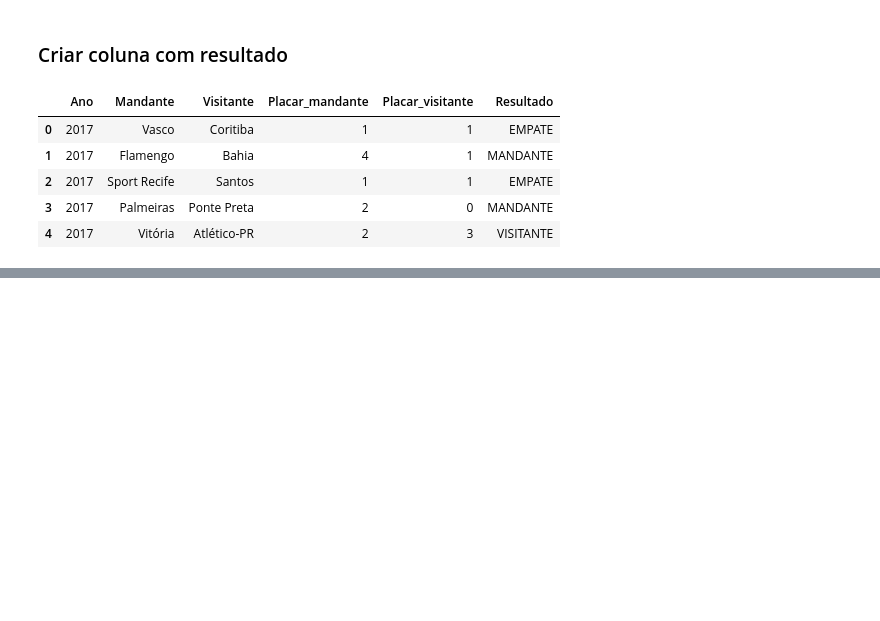
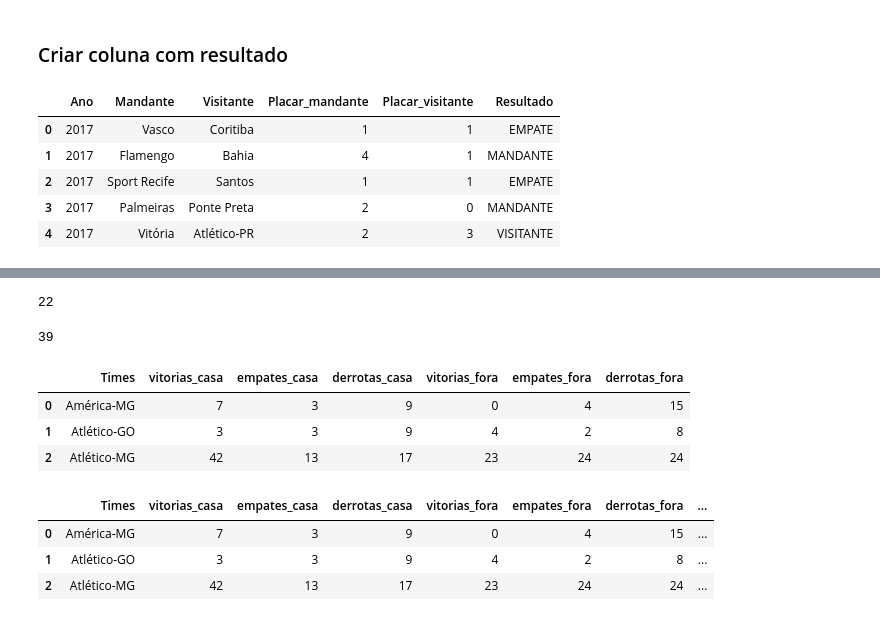
Before and after one commit to thiagozaranza/guru_da_bola, a Jupyter notebook: brasileirao.ipynb, the cells around one changed output, grey strips where cells are left out. Saved outputs shown, nothing was run; the diff lists cells and outputs as text; code cells hidden in the pictures; blank space fills up the shorter version.

```diff
--- a/brasileirao.ipynb
+++ b/brasileirao.ipynb
@@ -86,0 +171,4 @@ jogos.head()
+# %%
+len(jogos[(jogos["Visitante"] == "São Paulo") & (jogos["Resultado"] == "VISITANTE")])
+# %% [output]
+22
@@ -86,0 +178,32 @@ jogos.head()
+# %%
+resultadosTime("São Paulo", "Mandante", "MANDANTE")
+# %% [output]
+39
+# %%
+resultados_time_DF = pd.DataFrame({'Times': times })
+# %%
+resultados_time_DF["vitorias_casa"] = resultados_time_DF.apply (lambda row: resultadosTime(row["Times"], "Mandante", "MANDANTE"),axis=1)
+resultados_time_DF["empates_casa"] = resultados_time_DF.apply (lambda row: resultadosTime(row["Times"], "Mandante", "EMPATE"),axis=1)
+resultados_time_DF["derrotas_casa"] = resultados_time_DF.apply (lambda row: resultadosTime(row["Times"], "Mandante", "VISITANTE"),axis=1)
+resultados_time_DF["vitorias_fora"] = resultados_time_DF.apply (lambda row: resultadosTime(row["Times"], "Visitante", "VISITANTE"),axis=1)
+resultados_time_DF["empates_fora"] = resultados_time_DF.apply (lambda row: resultadosTime(row["Times"], "Visitante", "EMPATE"),axis=1)
+resultados_time_DF["derrotas_fora"] = resultados_time_DF.apply (lambda row: resultadosTime(row["Times"], "Visitante", "MANDANTE"),axis=1)
+# %%
+resultados_time_DF.head(3)
+# %% [output]
+|  | Times | vitorias_casa | empates_casa | derrotas_casa | vitorias_fora | empates_fora | derrotas_fora |
+| 0 | América-MG | 7 | 3 | 9 | 0 | 4 | 15 |
+| 1 | Atlético-GO | 3 | 3 | 9 | 4 | 2 | 8 |
+| 2 | Atlético-MG | 42 | 13 | 17 | 23 | 24 | 24 |
+# %%
+def totalJogos(row):
+    return row["vitorias_casa"] + row["empates_casa"] + row["derrotas_casa"] + row["vitorias_fora"] + row["empates_fora"] +  row["derrotas_fora"]
+# %%
+resultados_time_DF["TOTAL"] = resultados_time_DF.apply (lambda row: totalJogos(row),axis=1)
+# %%
+resultados_time_DF.head(3)
+# %% [output]
+|  | Times | vitorias_casa | empates_casa | derrotas_casa | vitorias_fora | empates_fora | derrotas_fora | ... |
+| 0 | América-MG | 7 | 3 | 9 | 0 | 4 | 15 | ... |
+| 1 | Atlético-GO | 3 | 3 | 9 | 4 | 2 | 8 | ... |
+| 2 | Atlético-MG | 42 | 13 | 17 | 23 | 24 | 24 | ... |
```
Also changed, not shown: parts of 26 cells of this notebook.
